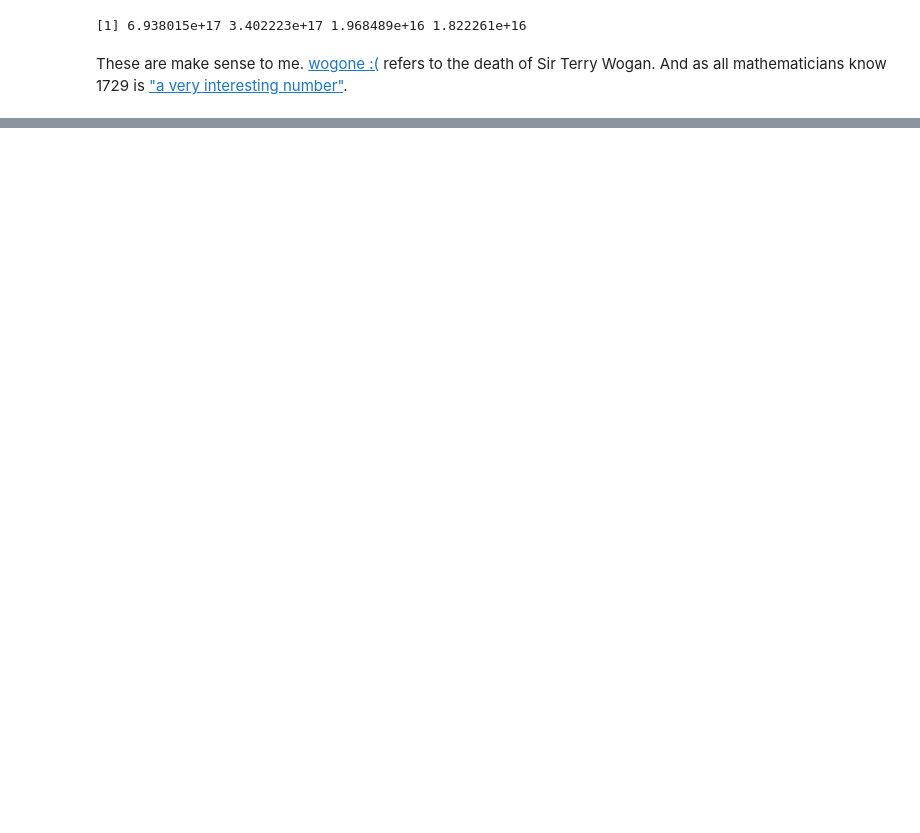
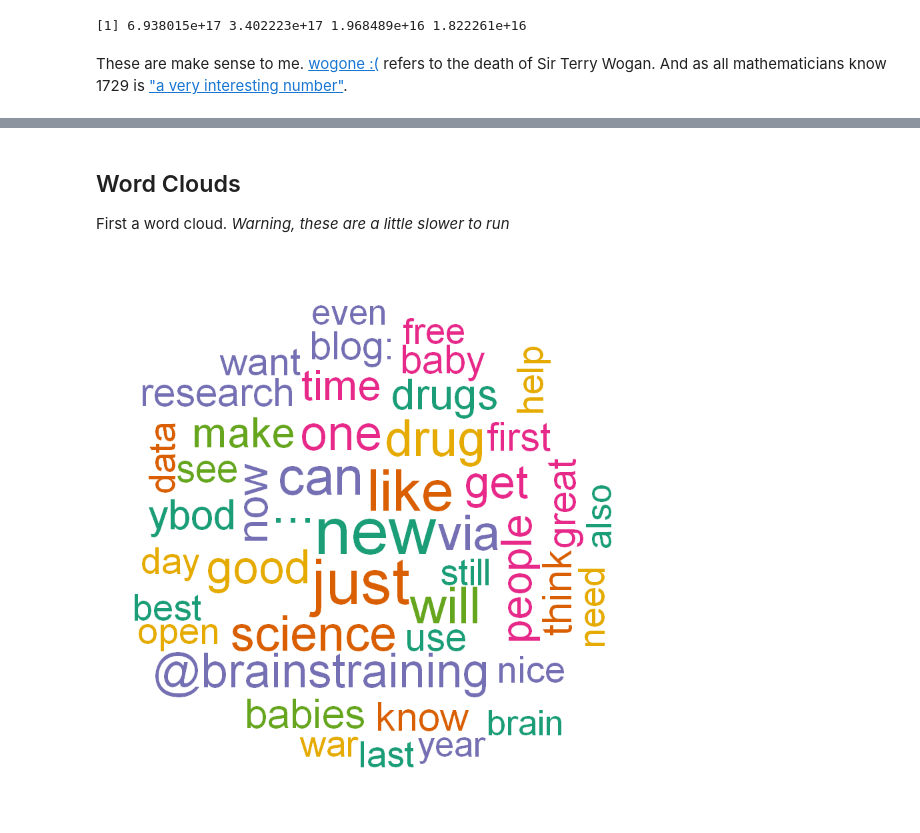
Before and after one commit to InfantLab/10000-tweets-as-BrainStraining, a Jupyter notebook: BrainStraining10K.ipynb, the cells around one changed output, grey strips where cells are left out. Cells and saved outputs as stored; diff of their text form; code cells hidden in the pictures; blank space fills up the shorter version.

Commit message:
added wordclouds and sentiment analysis

```diff
--- a/BrainStraining10K.ipynb
+++ b/BrainStraining10K.ipynb
@@ -212,0 +242,24 @@ Rcode
+# %% [markdown]
+## Word Clouds
+
+First a word cloud. *Warning, these are a little slower to run*
+# %%
+#first let's get rid of the annoying &amp; char in raw tweets.
+tweets$text<-gsub("&amp;", "and",tweets$text)
+# Create corpus
+corpus=Corpus(VectorSource(tweets$text))
+
+# Convert to lower-case
+corpus=tm_map(corpus,tolower)
+
+# Remove stopwords
+corpus=tm_map(corpus,function(x) removeWords(x,stopwords()))
+
+# convert corpus to a Plain Text Document
+corpus=tm_map(corpus,PlainTextDocument)
+
+col=brewer.pal(6,"Dark2")
+wordcloud(corpus, min.freq=25, scale=c(5,2),rot.per = 0.25,
+          random.color=T, max.word=45, random.order=F,colors=col)
+# %% [output]
+[figure, added]
```
Also changed, not shown: parts of 14 cells of this notebook, 2 other files.
